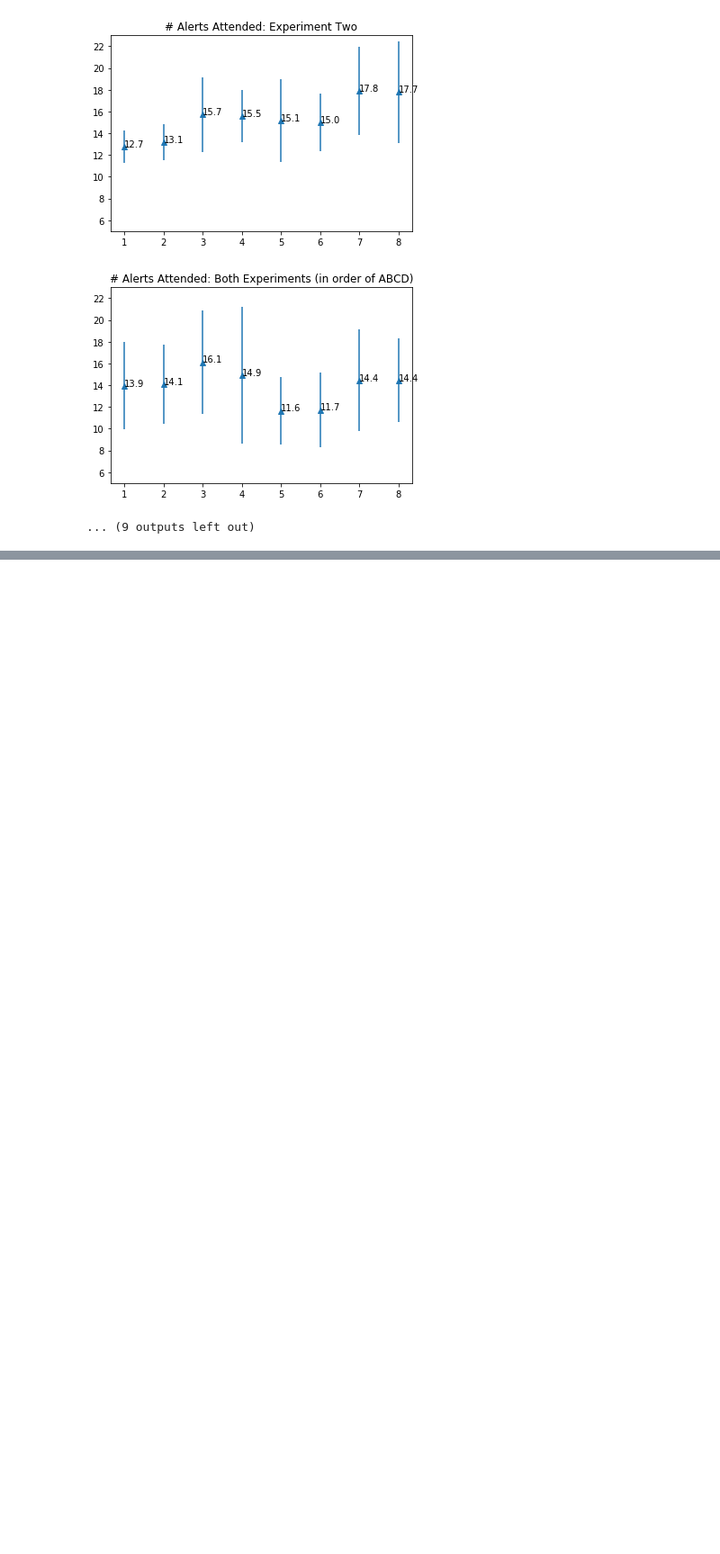
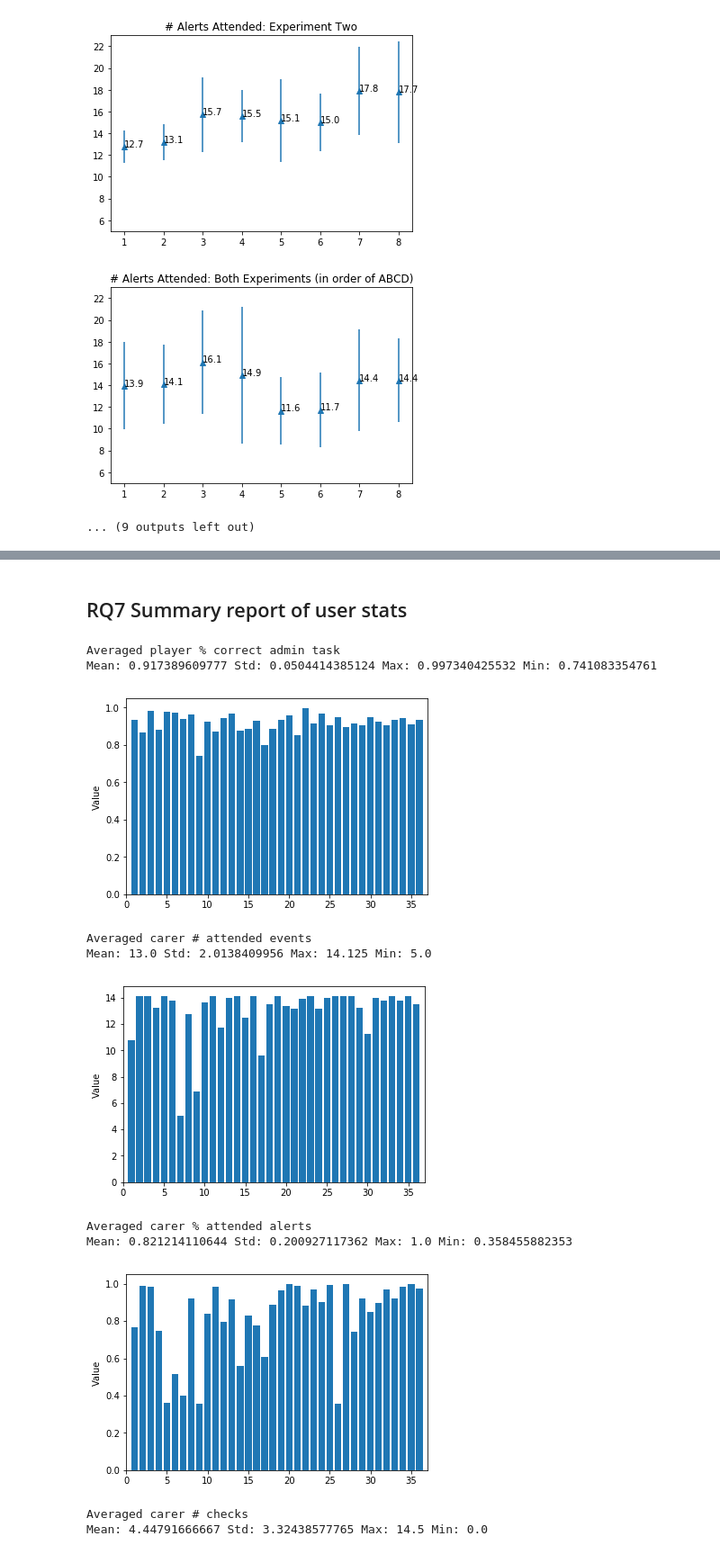
Before and after one commit to Kai-Monash/code, a Jupyter notebook: static_tests_comb_output.ipynb, the cells around one changed output, grey strips where cells are left out. Shown at 90% size. Cells and saved outputs as stored; diff of their text form; code cells hidden in the pictures; blank space fills up the shorter version.

```diff
--- a/static_tests_comb_output.ipynb
+++ b/static_tests_comb_output.ipynb
@@ -98,6 +98,8 @@ exp1_admin_w = exp1_data_T.values[1:n_participant,114:122].astype(int)
 exp2_admin_w = exp2_data_T.values[1:n_participant,114:122].astype(int)
 exp_admin_w = np.vstack((exp1_admin_w,np.hstack((exp2_admin_w[:,4:],exp2_admin_w[:,:4])))).astype(int)
 
+exp_admin_c_prop = (exp_admin-exp_admin_w)/exp_admin
+
 exp1_fnl_balance = exp1_data_T.values[1:n_participant,244:252].astype(int)
 exp2_fnl_balance = exp2_data_T.values[1:n_participant,244:252].astype(int)
 exp_fnl_balance = np.vstack((exp1_fnl_balance,np.hstack((exp2_fnl_balance[:,4:],exp2_fnl_balance[:,:4])))).astype(int)
@@ -1483,0 +1471,40 @@ WilcoxonResult(statistic=85.5, pvalue=1.0)
+# %%
+display(Markdown('## RQ7 Summary report of user stats'))
+
+def userbarchart(user_stats):
+    print('Mean:',user_stats.mean(),'Std:',user_stats.std(),'Max:',user_stats.max(),'Min:',user_stats.min())
+    uid = np.arange(len(user_stats))+1
+    axes = plt.gca()
+    axes.set_xlim([0,37])
+    plt.bar(uid,user_stats)
+    plt.ylabel("Value")
+    plt.show()
+
+print('Averaged player % correct admin task')
+user_admin_prop = exp_admin_c_prop.mean(axis=1)
+userbarchart(user_admin_prop)
+
+print('Averaged carer # attended events')
+user_attend = exp_attend.mean(axis=1)
+userbarchart(user_attend)
+
+print('Averaged carer % attended alerts')
+user_attend_alert_prop = exp_attend_alert_prop.mean(axis=1)
+userbarchart(user_attend_alert_prop)
+
+print('Averaged carer # checks')
+user_check = exp_check.mean(axis=1)
+userbarchart(user_check)
+# %% [output]
+## RQ7 Summary report of user stats
+Averaged player % correct admin task
+Mean: 0.917389609777 Std: 0.0504414385124 Max: 0.997340425532 Min: 0.741083354761
+[figure, added]
+Averaged carer # attended events
+Mean: 13.0 Std: 2.0138409956 Max: 14.125 Min: 5.0
+[figure, added]
+Averaged carer % attended alerts
+Mean: 0.821214110644 Std: 0.200927117362 Max: 1.0 Min: 0.358455882353
+[figure, added]
+Averaged carer # checks
+Mean: 4.44791666667 Std: 3.32438577765 Max: 14.5 Min: 0.0
```
Also changed, not shown: parts of 12 cells of this notebook.
